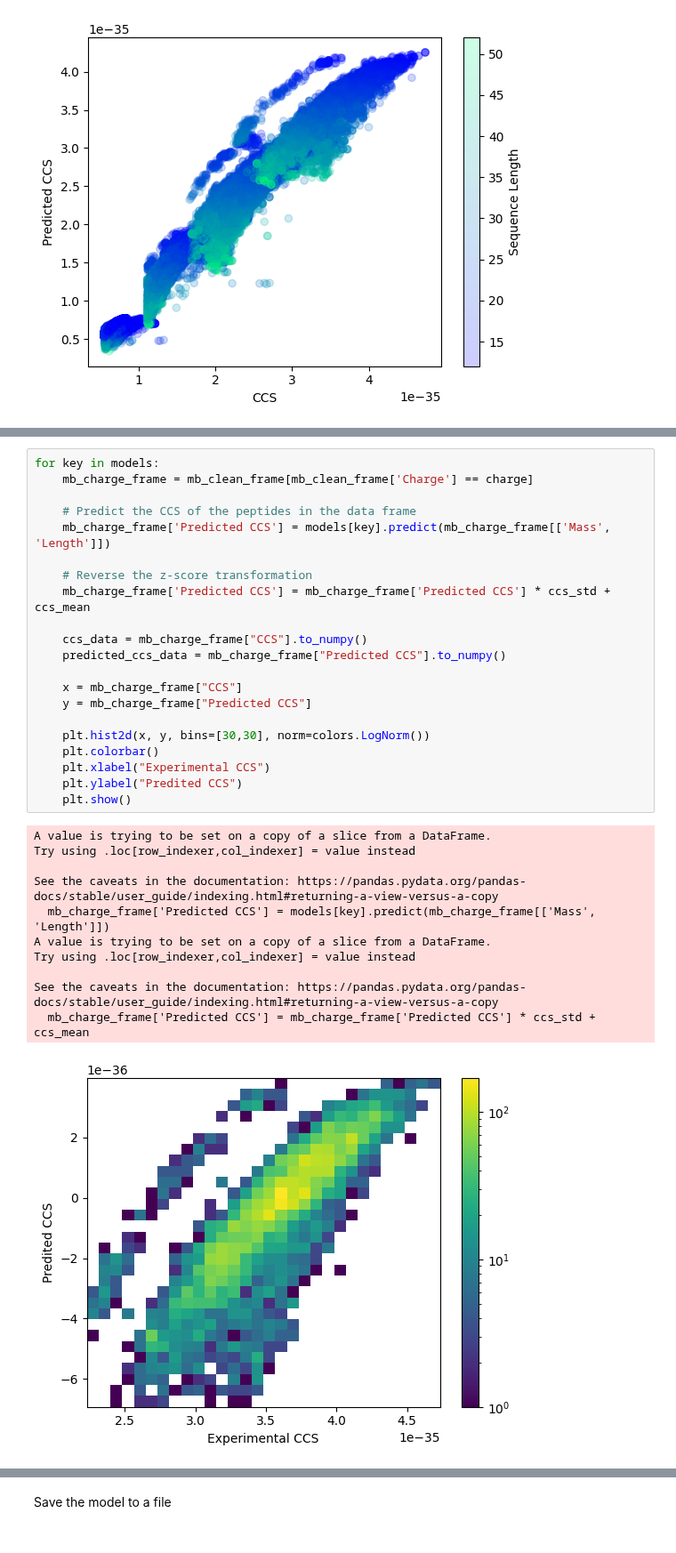
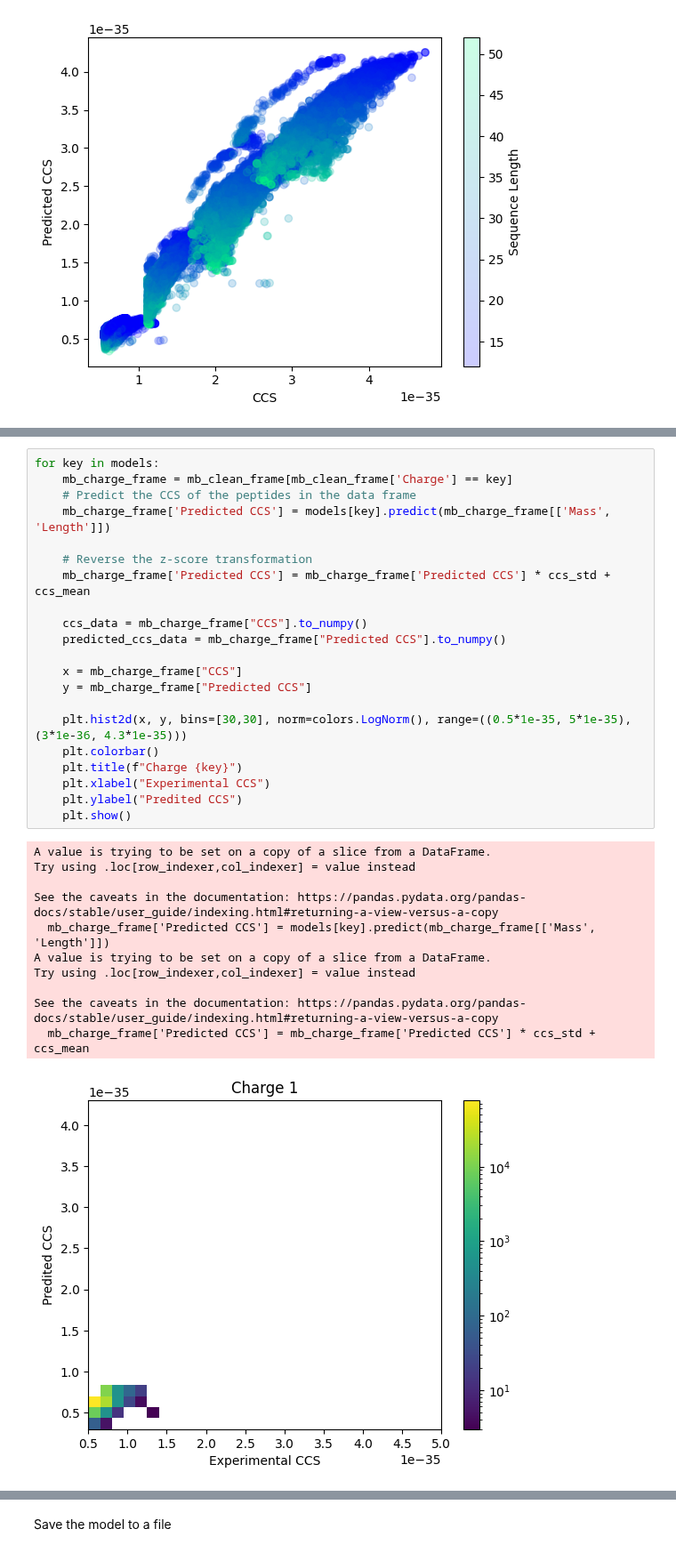
Before and after one commit to IngiumDev/ion-mobility-prediction, a Jupyter notebook: models/lin_reg/lin_reg_0.1_new_grouped.ipynb, the cells around one changed output, grey strips where cells are left out. Shown at 89% size. Cells and saved outputs as stored; diff of their text form.

Commit message:
fixed issues with range of plot

```diff
--- a/models/lin_reg/lin_reg_0.1_new_grouped.ipynb
+++ b/models/lin_reg/lin_reg_0.1_new_grouped.ipynb
@@ -180,36 +266,36 @@ See the caveats in the documentation: https://pandas.pydata.org/pandas-docs/stab
 # %%
 for key in models:
-    mb_charge_frame = mb_clean_frame[mb_clean_frame['Charge'] == charge]
-
+    mb_charge_frame = mb_clean_frame[mb_clean_frame['Charge'] == key]
     # Predict the CCS of the peptides in the data frame
     mb_charge_frame['Predicted CCS'] = models[key].predict(mb_charge_frame[['Mass', 'Length']])
 
     # Reverse the z-score transformation
     mb_charge_frame['Predicted CCS'] = mb_charge_frame['Predicted CCS'] * ccs_std + ccs_mean
 
     ccs_data = mb_charge_frame["CCS"].to_numpy()
     predicted_ccs_data = mb_charge_frame["Predicted CCS"].to_numpy()
 
     x = mb_charge_frame["CCS"]
     y = mb_charge_frame["Predicted CCS"]
 
-    plt.hist2d(x, y, bins=[30,30], norm=colors.LogNorm())
+    plt.hist2d(x, y, bins=[30,30], norm=colors.LogNorm(), range=((0.5*1e-35, 5*1e-35), (3*1e-36, 4.3*1e-35)))
     plt.colorbar()
+    plt.title(f"Charge {key}")
     plt.xlabel("Experimental CCS")
     plt.ylabel("Predited CCS")
     plt.show()
 # %% [output]
 A value is trying to be set on a copy of a slice from a DataFrame.
 Try using .loc[row_indexer,col_indexer] = value instead
 
 See the caveats in the documentation: https://pandas.pydata.org/pandas-docs/stable/user_guide/indexing.html#returning-a-view-versus-a-copy
   mb_charge_frame['Predicted CCS'] = models[key].predict(mb_charge_frame[['Mass', 'Length']])
 A value is trying to be set on a copy of a slice from a DataFrame.
 Try using .loc[row_indexer,col_indexer] = value instead
 
 See the caveats in the documentation: https://pandas.pydata.org/pandas-docs/stable/user_guide/indexing.html#returning-a-view-versus-a-copy
   mb_charge_frame['Predicted CCS'] = mb_charge_frame['Predicted CCS'] * ccs_std + ccs_mean
-[figure, old version]
+[figure, new version]
 A value is trying to be set on a copy of a slice from a DataFrame.
 Try using .loc[row_indexer,col_indexer] = value instead
 
```
Also changed, not shown: parts of 3 cells of this notebook, 1 other file.
